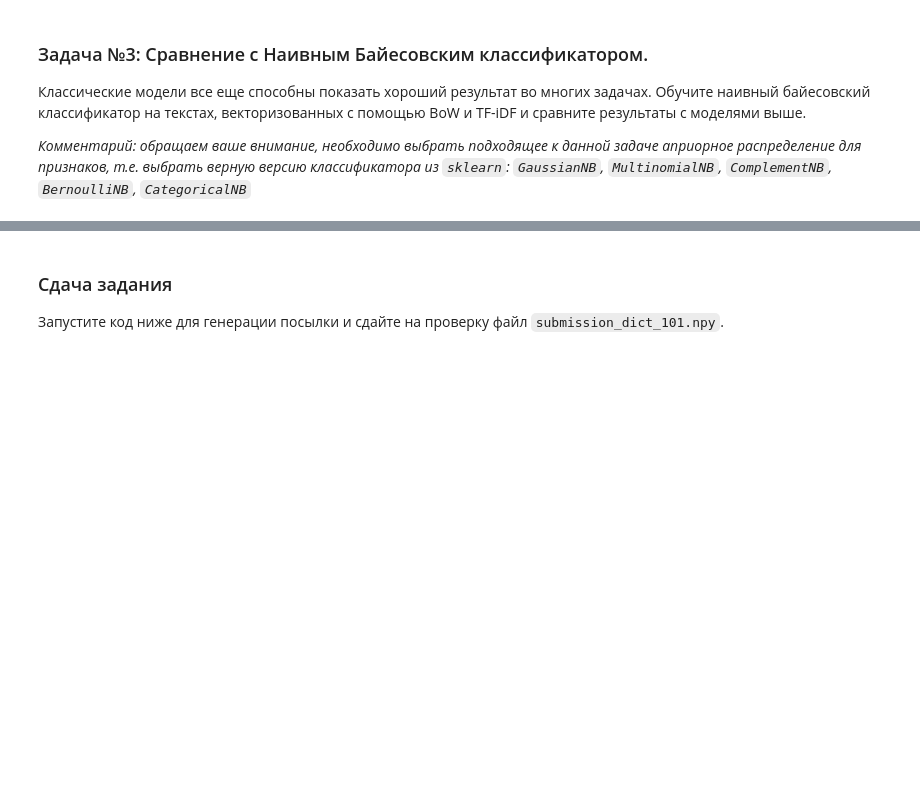
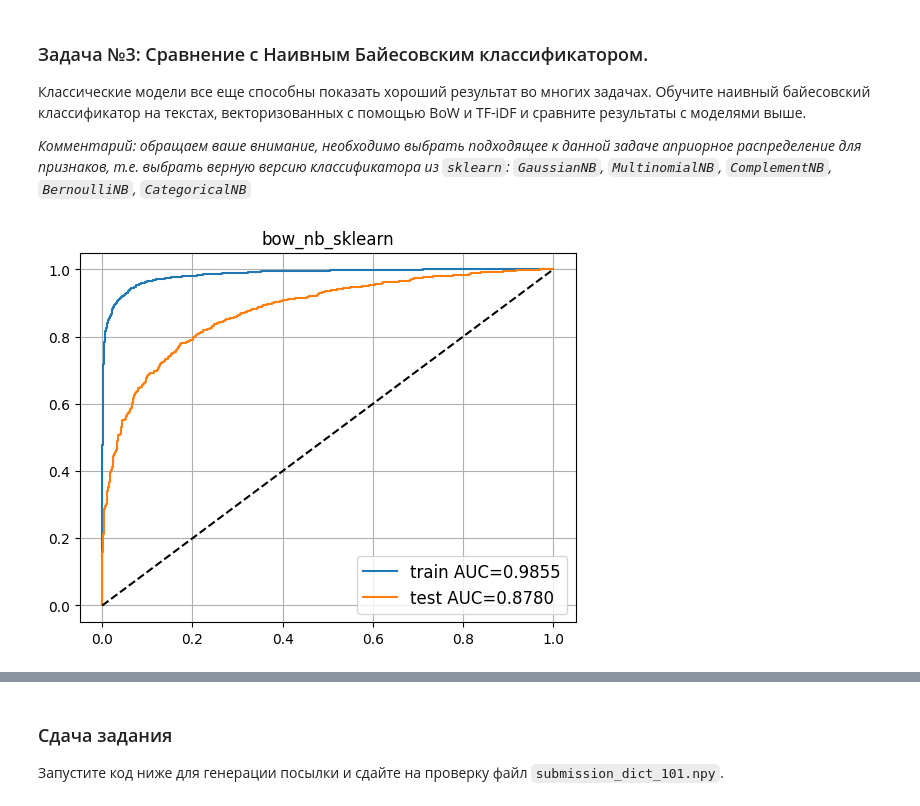
Before and after one commit to blnglishPlease/ML-and-DL, a Jupyter notebook: assignments/assignment06_text_classification/assignment01.ipynb, the cells around one changed output, grey strips where cells are left out. Drawn from its saved outputs; the diff is of its cells as text; code cells hidden in the pictures; blank space fills up the shorter version.

```diff
--- a/assignments/assignment06_text_classification/assignment01.ipynb
+++ b/assignments/assignment06_text_classification/assignment01.ipynb
@@ -435 +435,18 @@ from sklearn.naive_bayes import # your code here
+# %%
+k = min(10000, len(set(' '.join(texts_train).split())))
+counts = Counter(' '.join(texts_train).split())
+bow_vocabulary = [key for key, val in counts.most_common(k)]
+
+X_train_bow = np.stack(list(map(text_to_bow, texts_train)))
+X_test_bow = np.stack(list(map(text_to_bow, texts_test)))
+
+
+clf_nb_bow = BernoulliNB().fit(X_train_bow, y_train) # your code here
+
+# do not change the code in the block below
+# __________start of block__________
+out_dict = visualize_and_save_results(clf_nb_bow, 'bow_nb_sklearn', X_train_bow, X_test_bow, y_train, y_test, out_dict)
+# __________end of block__________
+# %% [output]
+[figure, added]
 # %%
```
Also changed, not shown: parts of 22 cells of this notebook.
